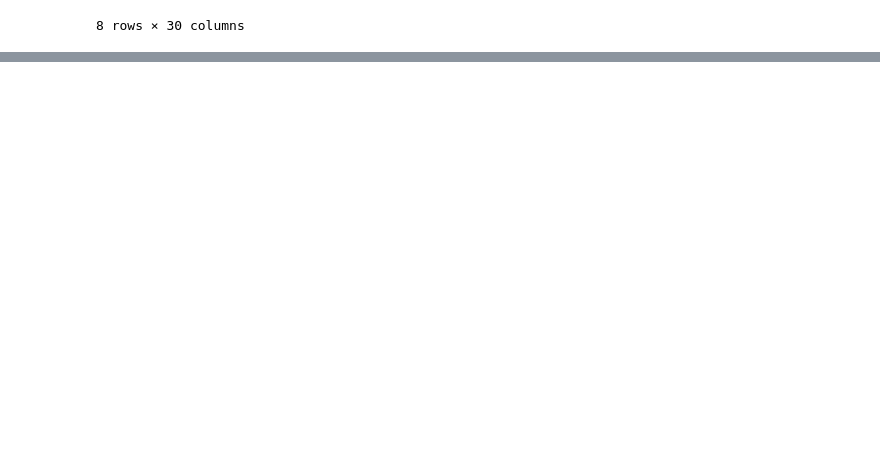
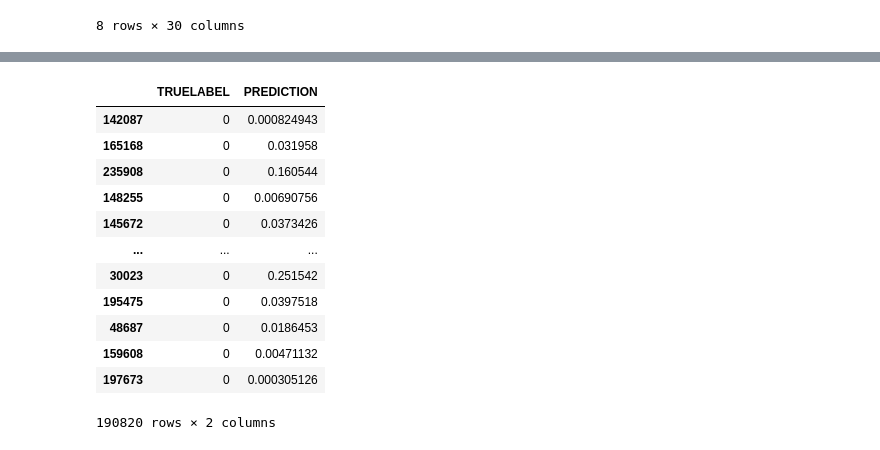
Before and after one commit to frankrefischer/unsuper-02, a Jupyter notebook: Credit Card Fraud.ipynb, the cells around one changed output, grey strips where cells are left out. Saved outputs shown, nothing was run; the diff lists cells and outputs as text; code cells hidden in the pictures; blank space fills up the shorter version.

```diff
--- a/Credit Card Fraud.ipynb
+++ b/Credit Card Fraud.ipynb
@@ -124,0 +184,18 @@ Logistic Regression Log Loss: 0.109131
+# %%
+preds = pd.concat([y_train, predictions_logreg.loc[:, 1]], axis=1).copy()
+preds.columns = ['TRUELABEL', 'PREDICTION']
+preds
+# %% [output]
+|  | TRUELABEL | PREDICTION |
+| 142087 | 0 | 0.000824943 |
+| 165168 | 0 | 0.031958 |
+| 235908 | 0 | 0.160544 |
+| 148255 | 0 | 0.00690756 |
+| 145672 | 0 | 0.0373426 |
+| ... | ... | ... |
+| 30023 | 0 | 0.251542 |
+| 195475 | 0 | 0.0397518 |
+| 48687 | 0 | 0.0186453 |
+| 159608 | 0 | 0.00471132 |
+| 197673 | 0 | 0.000305126 |
+190820 rows × 2 columns
```
Also changed, not shown: parts of 20 cells of this notebook.
